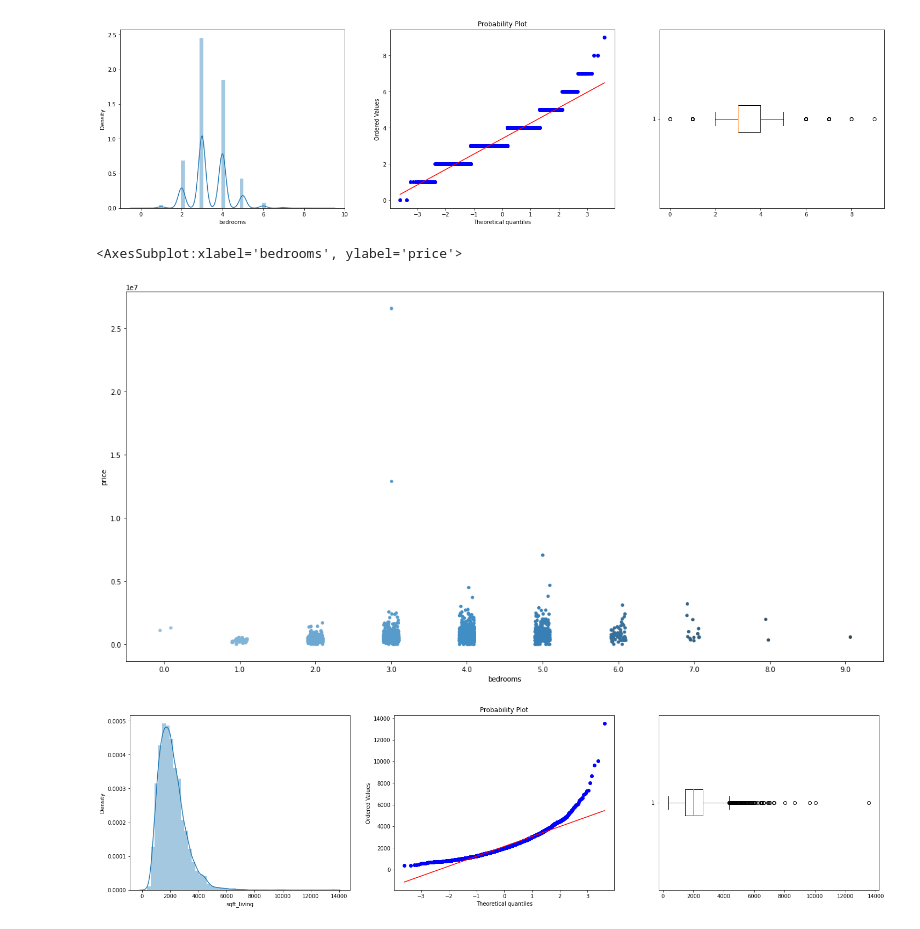
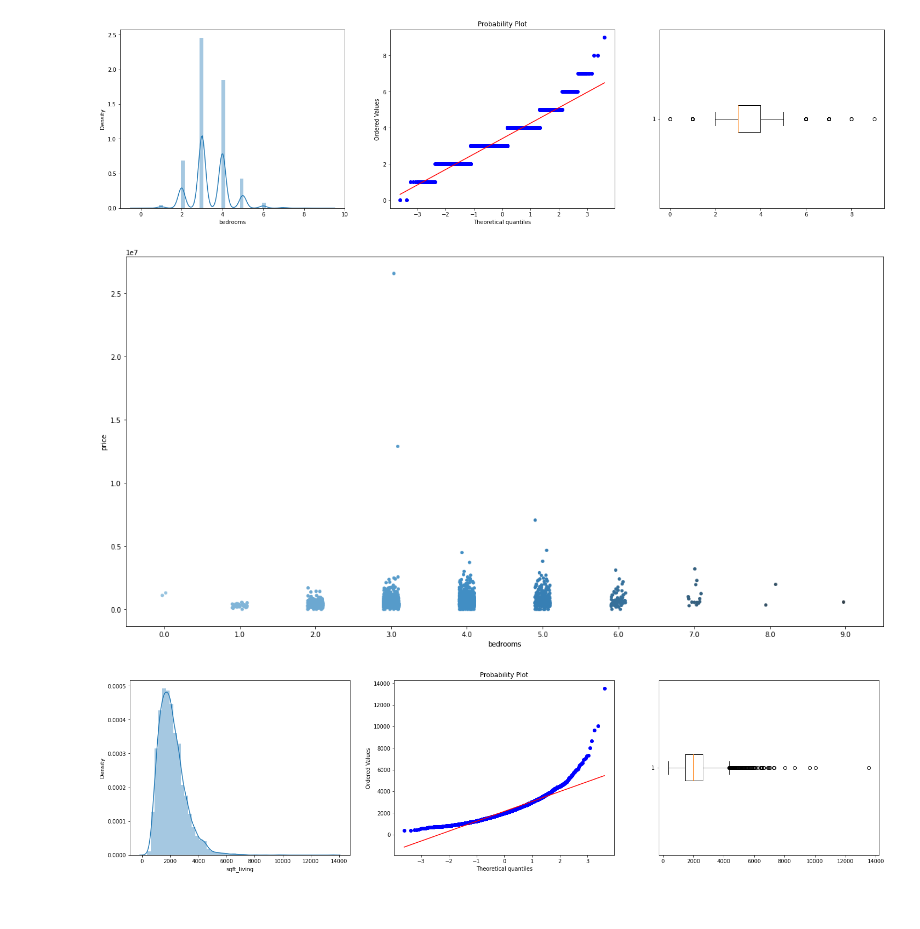
Before and after one commit to jf20541/Optimal-RegressionModel-HyperParameters-Flask-Azure-Docker, a Jupyter notebook: notebooks/house_price.ipynb, the cells around one changed output. Drawn from its saved outputs; the diff is of its cells as text; code cells hidden in the pictures.

```diff
--- a/notebooks/house_price.ipynb
+++ b/notebooks/house_price.ipynb
@@ -155,11 +159,13 @@ plot_distribution(df, 'bedrooms')
 # %% [output]
 [figure]
 # %%
-plt.rcParams['figure.figsize'] = (20.0, 10.0)
-sns.stripplot(x = "bedrooms", y = "price", data = df, jitter=True, palette="Blues_d")
+def strip_plot(x_feature, y_target, dataframe):
+    plt.rcParams['figure.figsize'] = (20.0, 10.0)
+    sns.stripplot(x = x_feature, y = y_target, data = dataframe, jitter=True, palette="Blues_d")
-# %% [output]
-<AxesSubplot:xlabel='bedrooms', ylabel='price'>
-[figure, removed]
+# %%
+strip_plot('bedrooms', 'price', df)
+# %% [output]
+[figure, added]
 # %%
 plot_distribution(df, 'sqft_living')
 # outliers are detected
```
Also changed, not shown: parts of 35 cells of this notebook, 1 other file.
